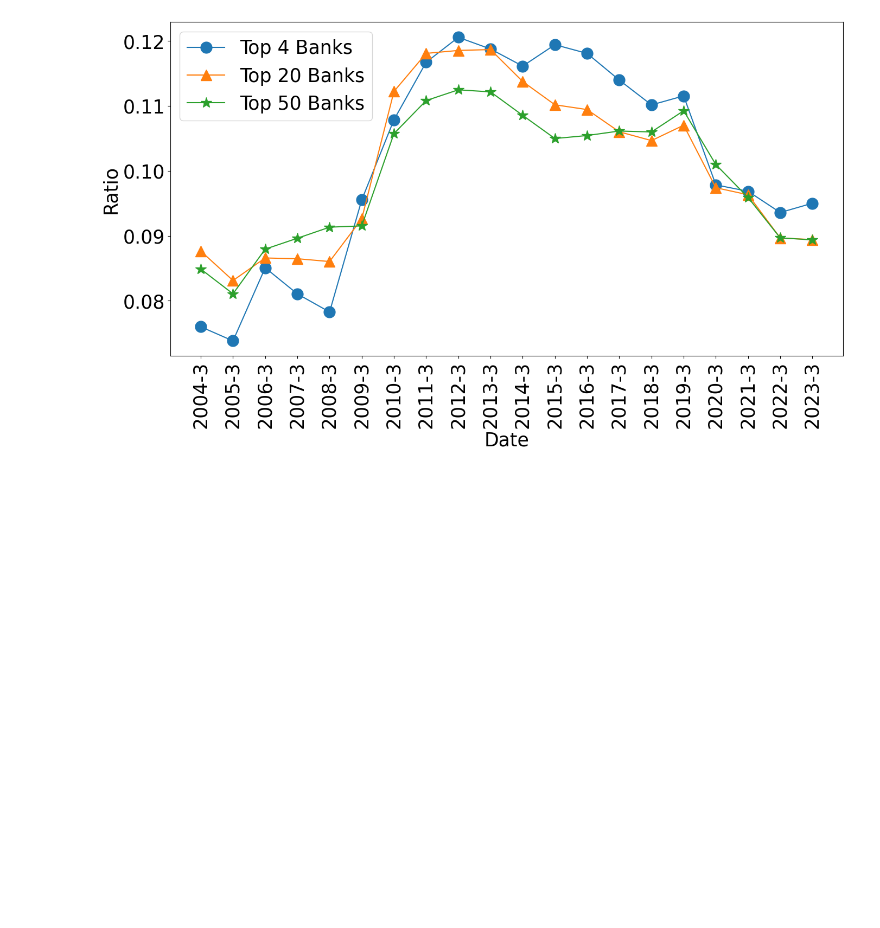
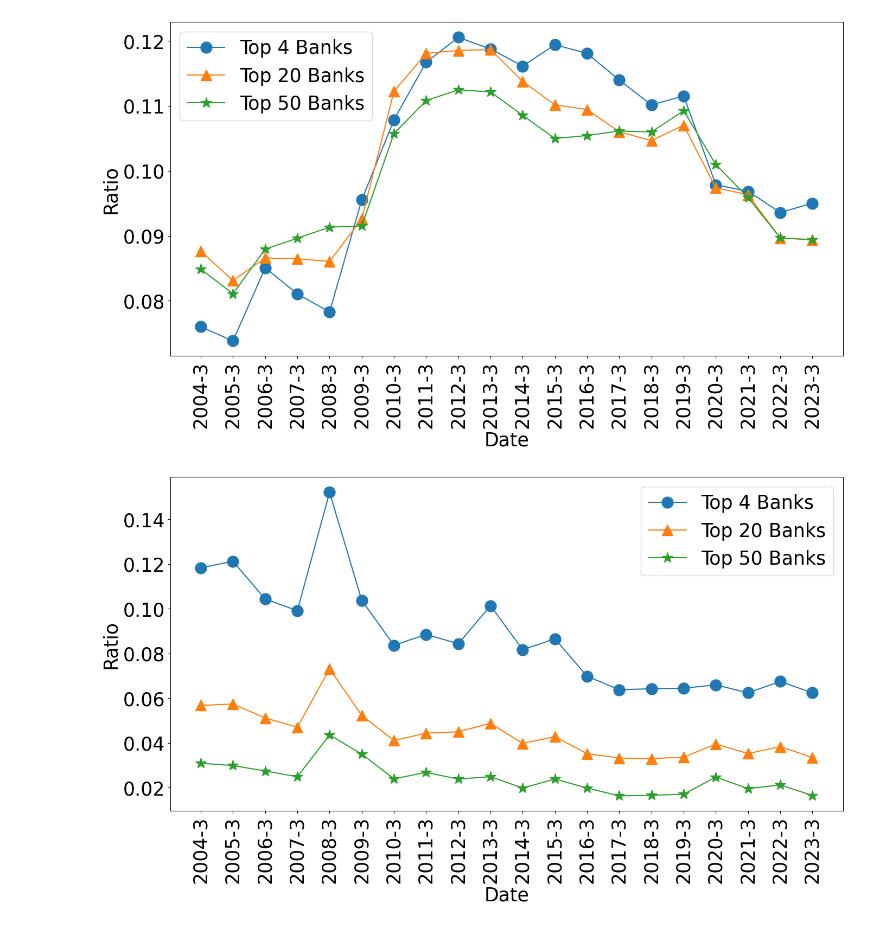
Before and after one commit to dongxulee/banksDataDiscovery, a Jupyter notebook: bankSimilarity.ipynb, the cells around one changed output. Drawn from its saved outputs; the diff is of its cells as text; code cells hidden in the pictures; blank space fills up the shorter version.

Commit message:
add two figures

```diff
--- a/bankSimilarity.ipynb
+++ b/bankSimilarity.ipynb
@@ -86,3 +82,7 @@ meanValuePlot("Federal Funds Sold & Reverse Repurchase Agreements")
 meanValuePlot("Total Equity Capital")
 # %% [output]
 [figure]
+# %%
+meanValuePlot("Trading Account Assets")
+# %% [output]
+[figure, added]
```
Also changed, not shown: parts of 2 cells of this notebook, 1 other file.
